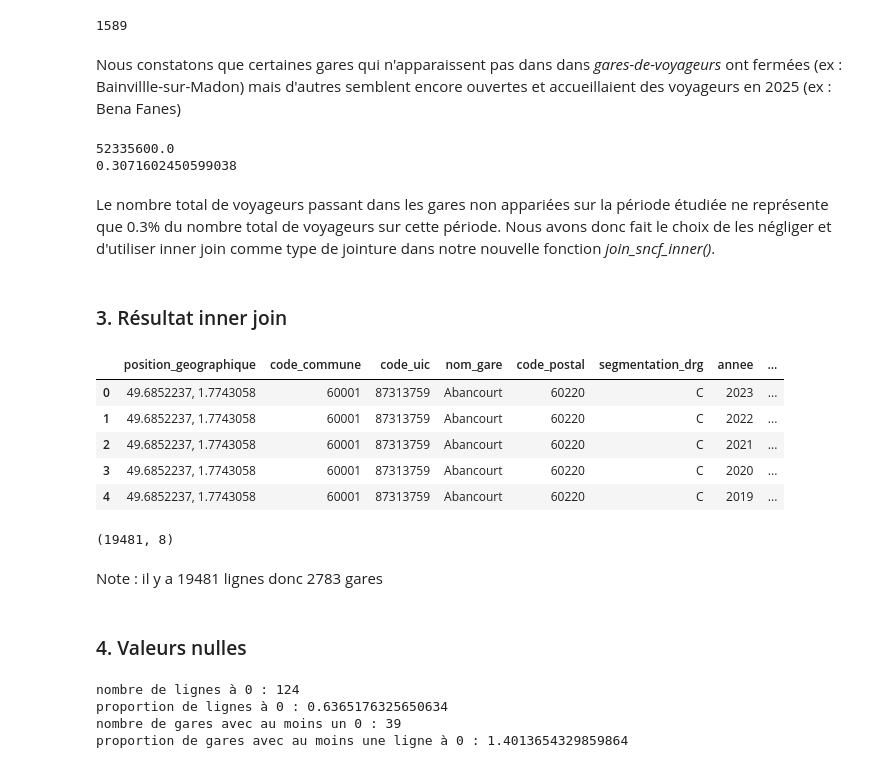
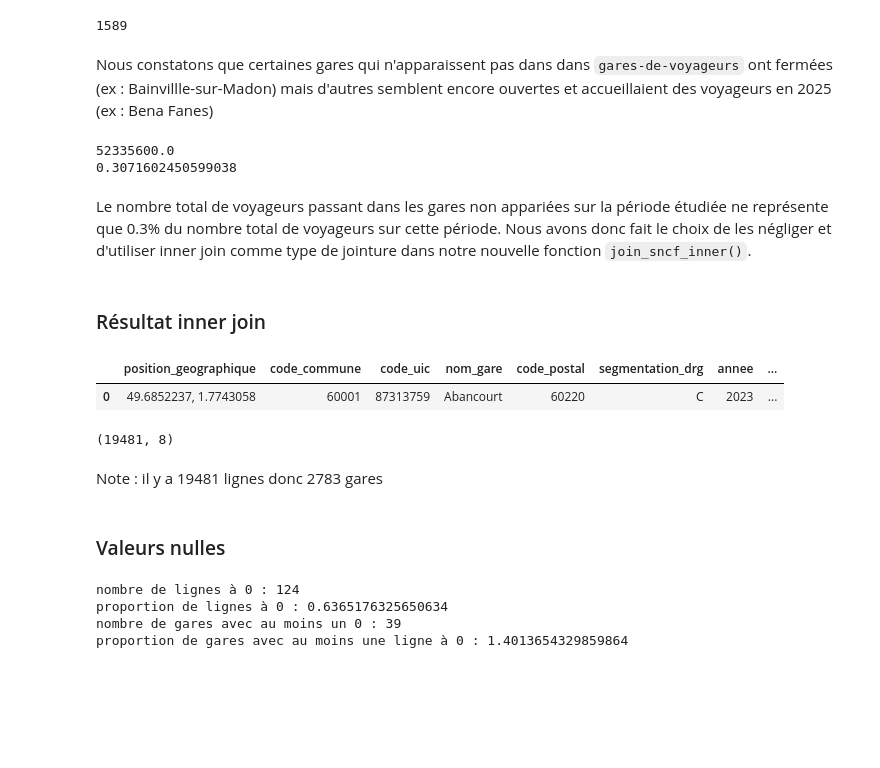
Before and after one commit to eleonoresamson3-alt/le-rail-suit-il-la-France-qui-grandit-, a Jupyter notebook: notebooks/02_base_finale.ipynb, the cells around one changed output. Cells and saved outputs as stored; diff of their text form; code cells hidden in the pictures; blank space fills up the shorter version.

```diff
--- a/notebooks/02_base_finale.ipynb
+++ b/notebooks/02_base_finale.ipynb
@@ -144,7 +139,7 @@ print(len(frequentation_non_appariees))
 1589 rows × 9 columns
 1589
 # %% [markdown]
-Nous constatons que certaines gares qui n'apparaissent pas dans dans *gares-de-voyageurs* ont fermées (ex : Bainvillle-sur-Madon) mais d'autres semblent encore ouvertes et accueillaient des voyageurs en 2025 (ex : Bena Fanes)
+Nous constatons que certaines gares qui n'apparaissent pas dans dans `gares-de-voyageurs` ont fermées (ex : Bainvillle-sur-Madon) mais d'autres semblent encore ouvertes et accueillaient des voyageurs en 2025 (ex : Bena Fanes)
 # %%
 # Nombre de voyageurs dans les lignes non appariées
 nb = frequentation_non_appariees["frequentation"].sum()
@@ -158,30 +153,26 @@ print(pct)
 52335600.0
 0.3071602450599038
 # %% [markdown]
-Le nombre total de voyageurs passant dans les gares non appariées sur la période étudiée ne représente que 0.3% du nombre total de voyageurs sur cette période. Nous avons donc fait le choix de les négliger et d'utiliser inner join comme type de jointure dans notre nouvelle fonction *join_sncf_inner()*.
+Le nombre total de voyageurs passant dans les gares non appariées sur la période étudiée ne représente que 0.3% du nombre total de voyageurs sur cette période. Nous avons donc fait le choix de les négliger et d'utiliser inner join comme type de jointure dans notre nouvelle fonction `join_sncf_inner()`.
 # %% [markdown]
-### 3. Résultat inner join
+### Résultat inner join
 # %%
 # On récupère le fichier fusionné en appelant la fonction join_sncf_inner depuis src.jointure
 from src.jointure import join_sncf_inner
 
 sncf_inner = join_sncf_inner()
 
 # On affiche les premières lignes du fichier et ses dimensions
-display(sncf_inner.head())
+display(sncf_inner.head(1))
 print(sncf_inner.shape)
 # %% [output]
 |  | position_geographique | code_commune | code_uic | nom_gare | code_postal | segmentation_drg | annee | ... |
 | 0 | 49.6852237, 1.7743058 | 60001 | 87313759 | Abancourt | 60220 | C | 2023 | ... |
-| 1 | 49.6852237, 1.7743058 | 60001 | 87313759 | Abancourt | 60220 | C | 2022 | ... |
-| 2 | 49.6852237, 1.7743058 | 60001 | 87313759 | Abancourt | 60220 | C | 2021 | ... |
-| 3 | 49.6852237, 1.7743058 | 60001 | 87313759 | Abancourt | 60220 | C | 2020 | ... |
-| 4 | 49.6852237, 1.7743058 | 60001 | 87313759 | Abancourt | 60220 | C | 2019 | ... |
 (19481, 8)
 # %% [markdown]
 Note : il y a 19481 lignes donc 2783 gares
 # %% [markdown]
-### 4. Valeurs nulles
+### Valeurs nulles
 # %%
 import pandas as pd
 
```
Also changed, not shown: parts of 12 cells of this notebook.
